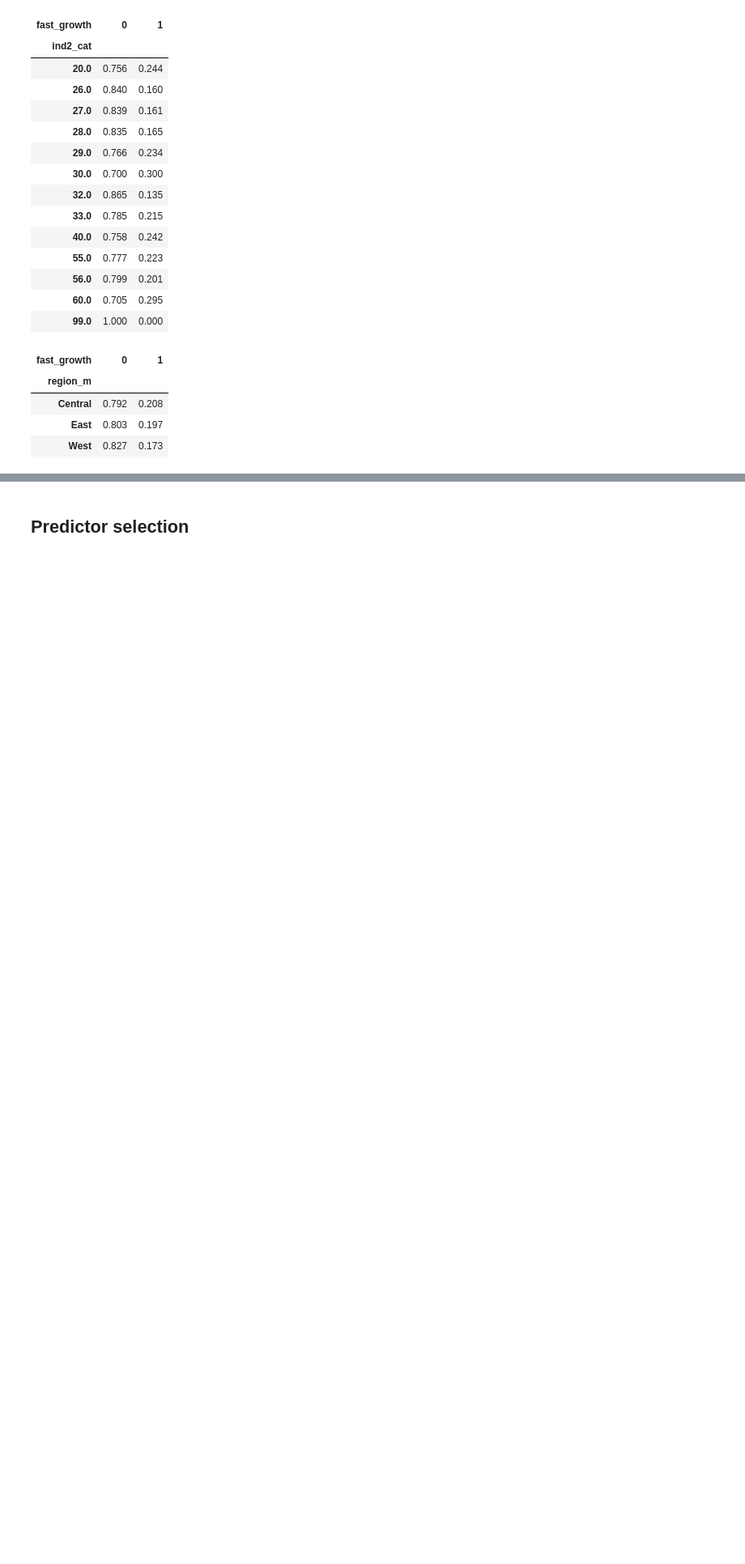
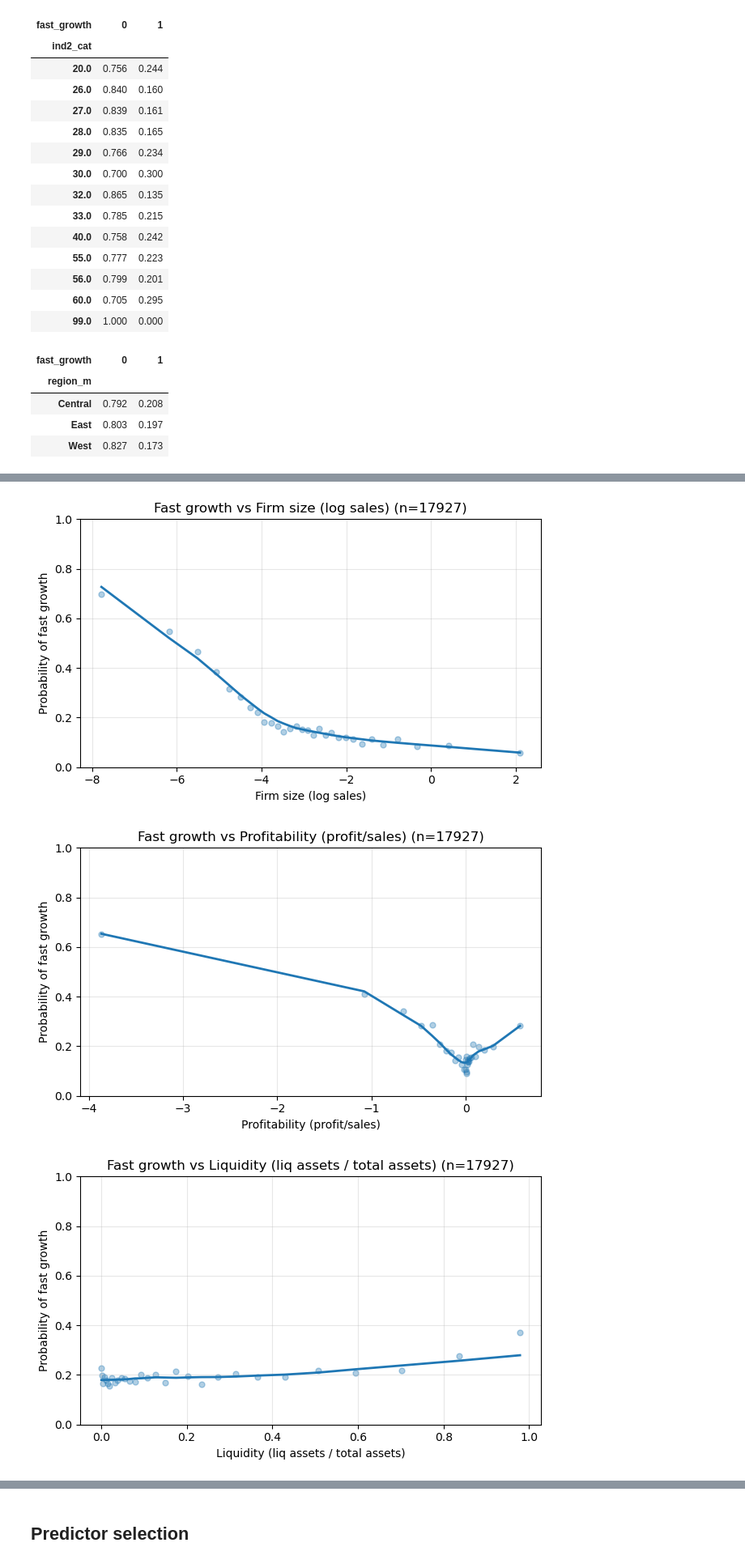
Before and after one commit to alinaiman/Data-Analysis-3-assignment-2-, a Jupyter notebook: predicting_fast_growth_firm.ipynb, the cells around one changed output, grey strips where cells are left out. Shown at 81% size. Cells and saved outputs as stored; diff of their text form; code cells hidden in the pictures; blank space fills up the shorter version.

```diff
--- a/predicting_fast_growth_firm.ipynb
+++ b/predicting_fast_growth_firm.ipynb
@@ -161,0 +125,47 @@ for x, lab in [
+# %%
+# LOWESS probability plots
+
+def lowess_prob_plot(data, xvar, yvar=TARGET, xlabel="", n_bins=30, frac=0.6):
+    tmp = data[[xvar, yvar]].dropna().copy()
+
+    # Bin by percentiles to get robust averages (avoids extreme outliers dominating)
+    tmp["pct"] = tmp[xvar].rank(pct=True)
+    tmp["bin"] = pd.cut(tmp["pct"], bins=n_bins)
+
+    agg = (
+        tmp.groupby("bin", observed=True)
+           .agg(x_mean=(xvar, "mean"), p_fast=(yvar, "mean"), n=("bin", "size"))
+           .reset_index()
+    )
+
+    sm = lowess(agg["p_fast"], agg["x_mean"], frac=frac)
+
+    plt.figure(figsize=(6.5,4))
+
+    # Show binned averages
+    plt.scatter(agg["x_mean"], agg["p_fast"], alpha=0.35, s=25)
+
+    # LOWESS smooth curve
+    plt.plot(sm[:, 0], sm[:, 1], linewidth=2)
+
+    plt.xlabel(xlabel if xlabel else xvar)
+    plt.ylabel("Probability of fast growth")
+    plt.ylim(0, 1)
+
+    plt.title(f"Fast growth vs {xlabel if xlabel else xvar} (n={len(tmp)})")
+    plt.grid(alpha=0.3)
+    plt.tight_layout()
+    plt.show()
+
+for x, lab in [
+    ("ln_sales_mil", "Firm size (log sales)"),
+    ("profit_loss_year_pl", "Profitability (profit/sales)"),
+    ("liq_assets_bs", "Liquidity (liq assets / total assets)"),
+    ("ceo_age", "CEO age"),
+]:
+    if x in df.columns:
+        lowess_prob_plot(df, x, xlabel=lab)
+# %% [output]
+[figure, added]
+[figure, added]
+[figure, added]
```
Also changed, not shown: parts of 8 cells of this notebook, 1 other file.
